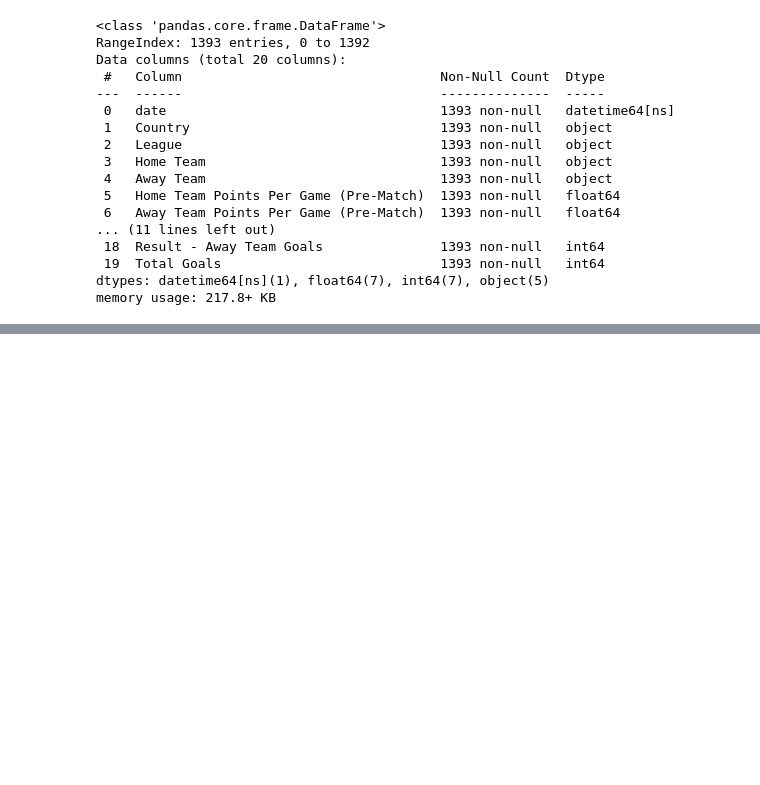
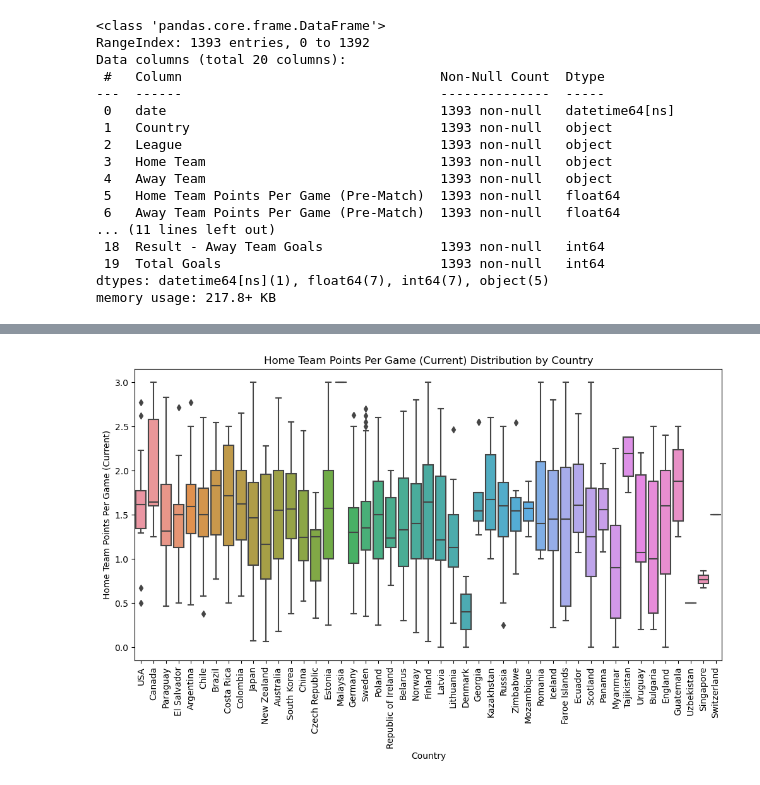
Before and after one commit to MarwaBrian/cel_proj, a Jupyter notebook: winnings.ipynb, the cells around one changed output, grey strips where cells are left out. Saved outputs shown, nothing was run; the diff lists cells and outputs as text; code cells hidden in the pictures; blank space fills up the shorter version.

```diff
--- a/winnings.ipynb
+++ b/winnings.ipynb
@@ -257,0 +301,9 @@ plt.show()
+# %%
+#box plot for continuous variable like home team points per game
+plt.figure(figsize=(12, 6))
+sns.boxplot(x='Country', y='Home Team Points Per Game (Current)', data=df)
+plt.xticks(rotation=90)
+plt.title('Home Team Points Per Game (Current) Distribution by Country')
+plt.show()
+# %% [output]
+[figure, added]
```
Also changed, not shown: parts of 8 cells of this notebook.
